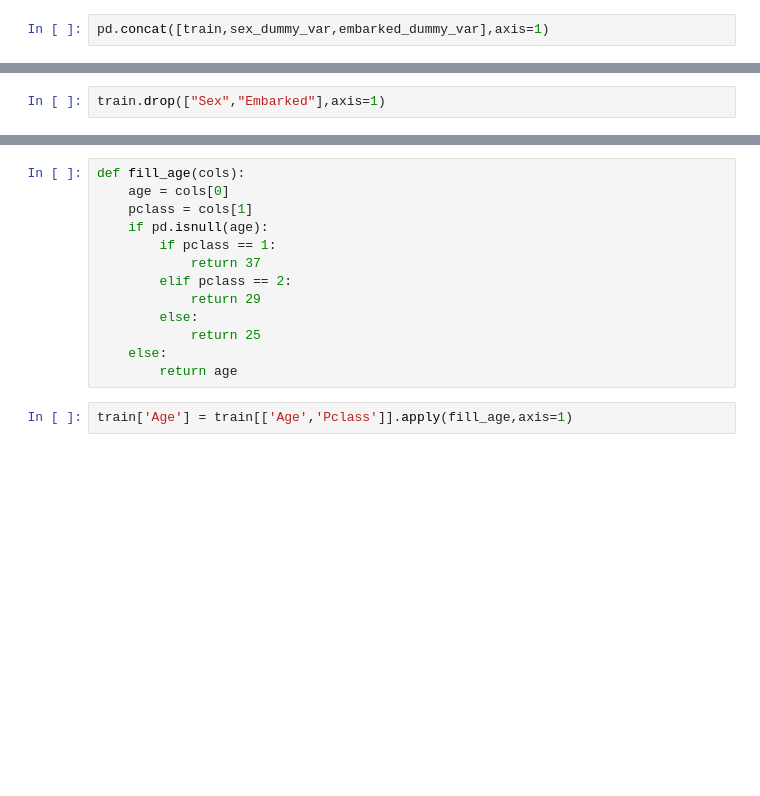
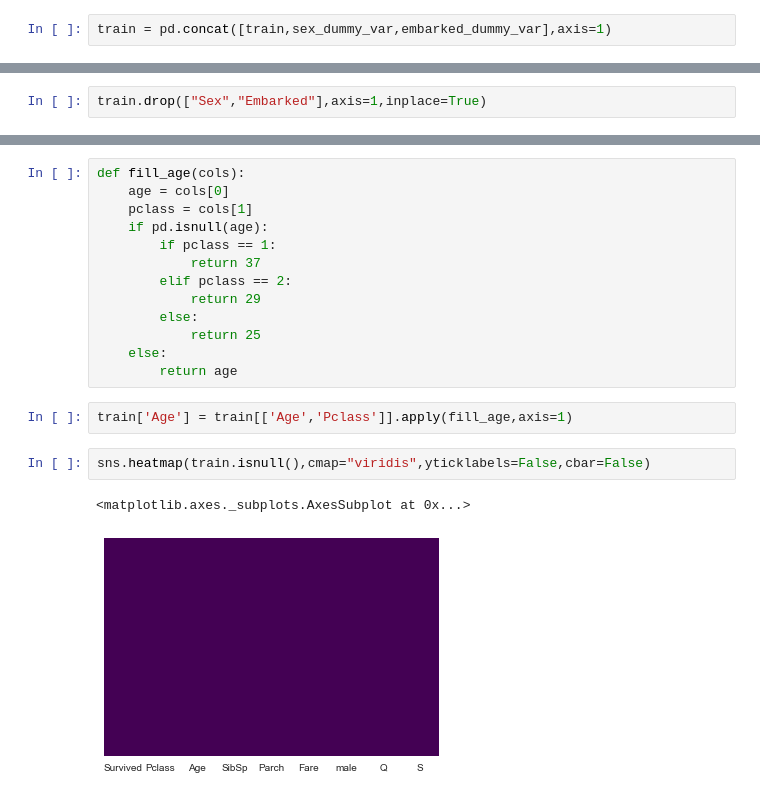
Before and after one commit to abhisheklomsh/Sabudh, a Jupyter notebook: titanic/titatnic_ML_EDA.ipynb, the cells around one changed output, grey strips where cells are left out. Drawn from its saved outputs; the diff is of its cells as text; blank space fills up the shorter version.

```diff
--- a/titanic/titatnic_ML_EDA.ipynb
+++ b/titanic/titatnic_ML_EDA.ipynb
@@ -99,4 +99,4 @@ train.head(3)
 sex_dummy_var = pd.get_dummies(train.Sex,drop_first=True)
 embarked_dummy_var = pd.get_dummies(train.Embarked,drop_first=True)
 # %%
-pd.concat([train,sex_dummy_var,embarked_dummy_var],axis=1)
+train = pd.concat([train,sex_dummy_var,embarked_dummy_var],axis=1)
@@ -122,2 +103,2 @@ pd.concat([train,sex_dummy_var,embarked_dummy_var],axis=1)
 # %%
-train.drop(["Sex","Embarked"],axis=1)
+train.drop(["Sex","Embarked"],axis=1,inplace=True)
@@ -160,3 +122,8 @@ def fill_age(cols):
         return age
 # %%
 train['Age'] = train[['Age','Pclass']].apply(fill_age,axis=1)
+# %%
+sns.heatmap(train.isnull(),cmap="viridis",yticklabels=False,cbar=False)
+# %% [output]
+<matplotlib.axes._subplots.AxesSubplot at 0x...>
+[figure, added]
```
Also changed, not shown: parts of 11 cells of this notebook, 1 other file.
